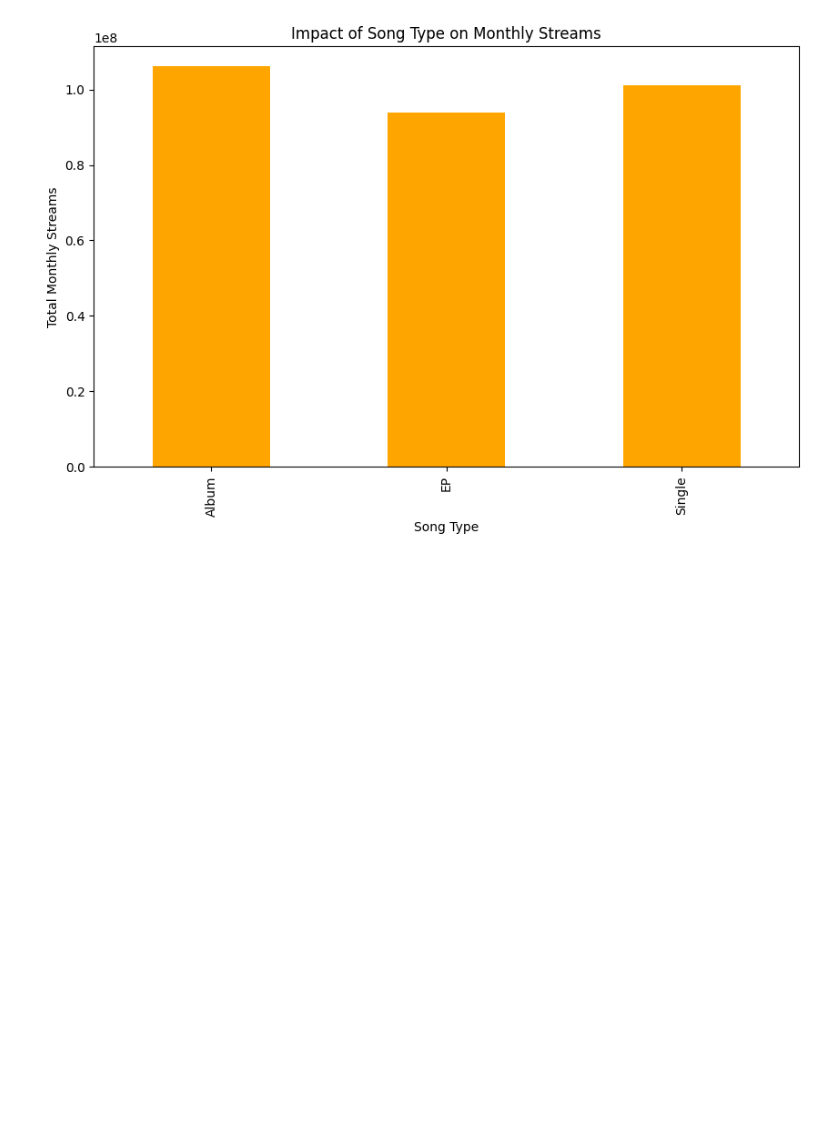
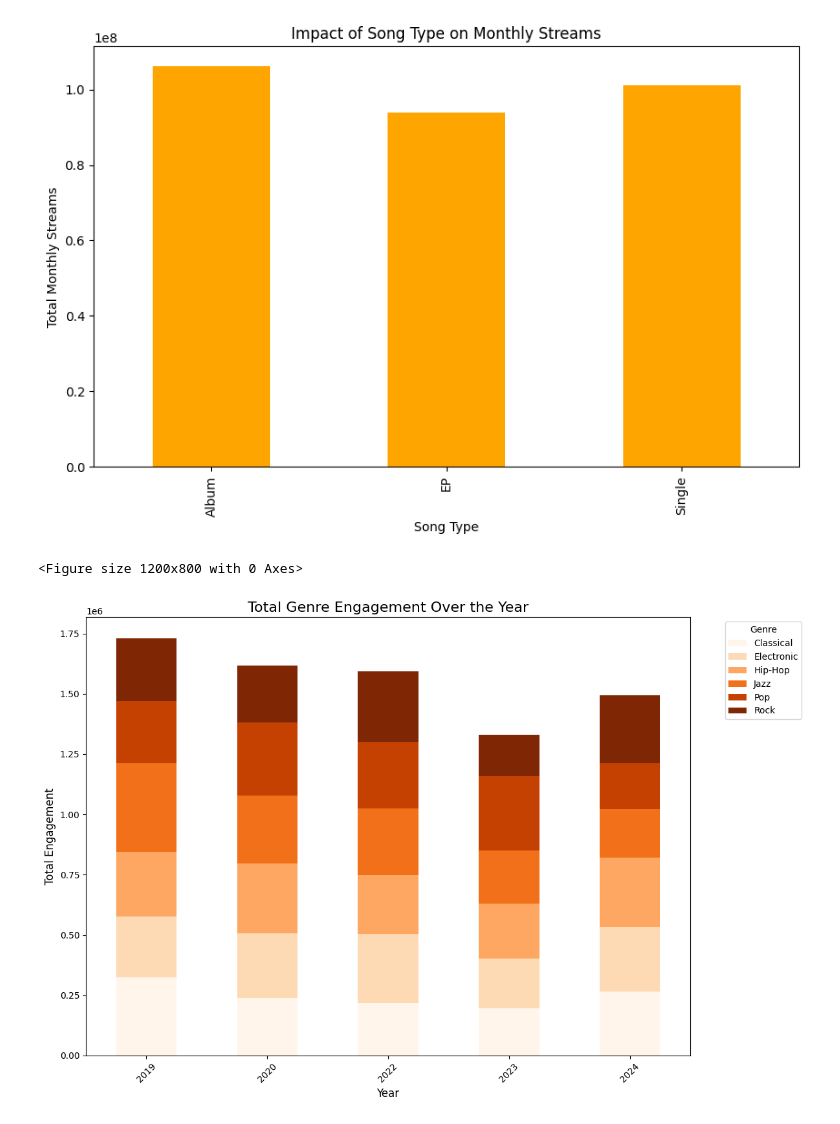
Before and after one commit to AanchalPandey16/Music_Streaming_Trend_Analysis, a Jupyter notebook: Music_Streaming_And_Trend_Analysis.ipynb, the cells around one changed output. Cells and saved outputs as stored; diff of their text form; code cells hidden in the pictures; blank space fills up the shorter version.

```diff
--- a/Music_Streaming_And_Trend_Analysis.ipynb
+++ b/Music_Streaming_And_Trend_Analysis.ipynb
@@ -360,4 +314,30 @@ plt.xlabel("Song Type")
 plt.show()
 # %% [output]
 [figure]
+# %%
+#
+
+# Aggregating the data for the total engagement (Likes + Shares + Comments) for each genre by year
+dataset['Total Engagement'] = dataset['Likes'] + dataset['Shares'] + dataset['Comments']
+
+# Grouping by 'Year' and 'Genre' and summing up the engagement
+genre_engagement = dataset.groupby(['Year', 'Genre'])['Total Engagement'].sum().unstack().fillna(0)
+
+# Plotting a stacked bar chart to show genre engagement over the years
+plt.figure(figsize=(12, 8))
+genre_engagement.plot(kind='bar', stacked=True, figsize=(12, 8), colormap='Oranges')
+
+# Adding titles and labels
+plt.title('Total Genre Engagement Over the Year', fontsize=16)
+plt.xlabel('Year', fontsize=12)
+plt.ylabel('Total Engagement', fontsize=12)
+plt.xticks(rotation=45)
+plt.legend(title="Genre", bbox_to_anchor=(1.05, 1), loc='upper left')
+
+# Display the plot
+plt.tight_layout()
+plt.show()
+# %% [output]
+<Figure size 1200x800 with 0 Axes>
+[figure, added]
 # %% [markdown]
```
Also changed, not shown: parts of 5 cells of this notebook.
